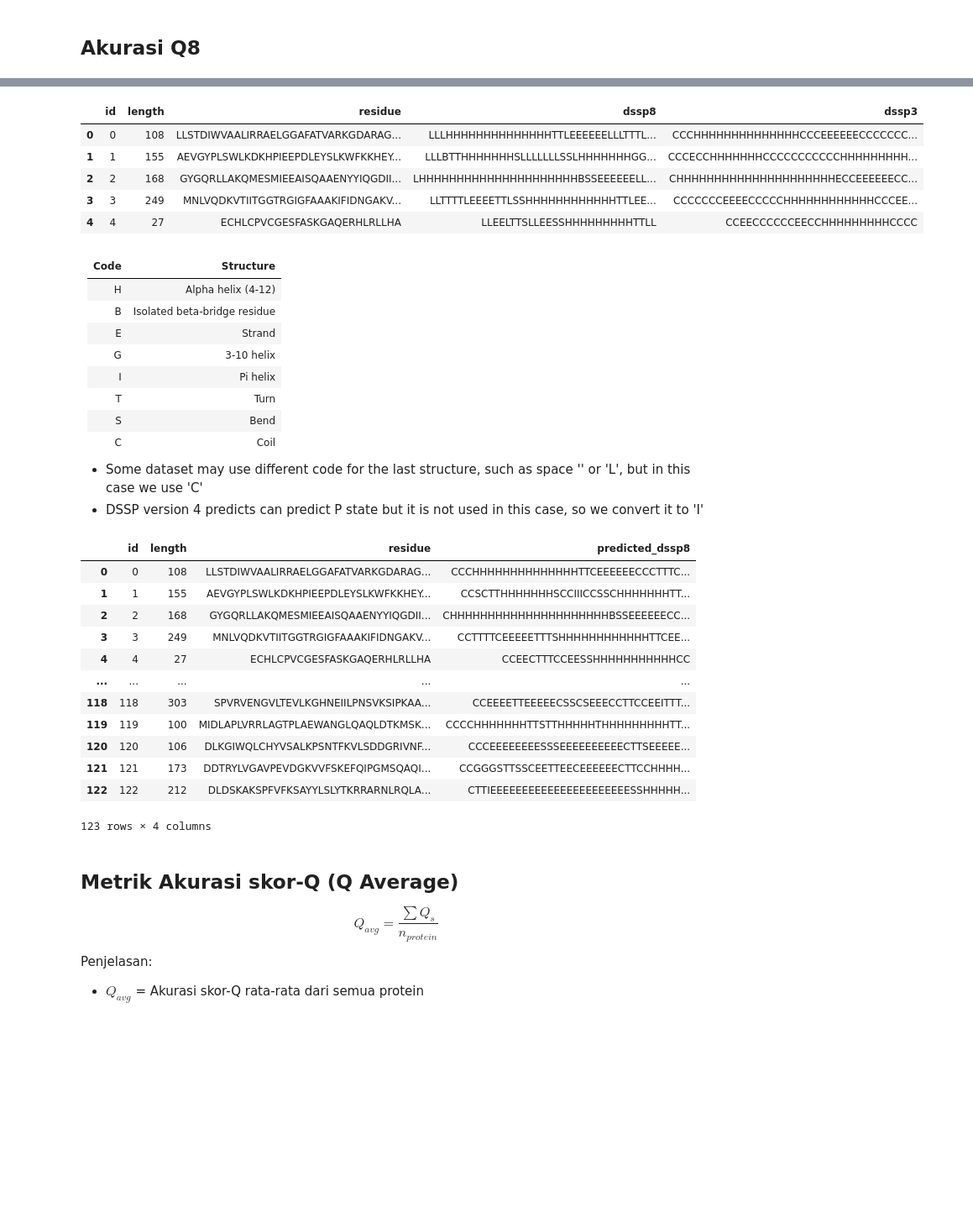
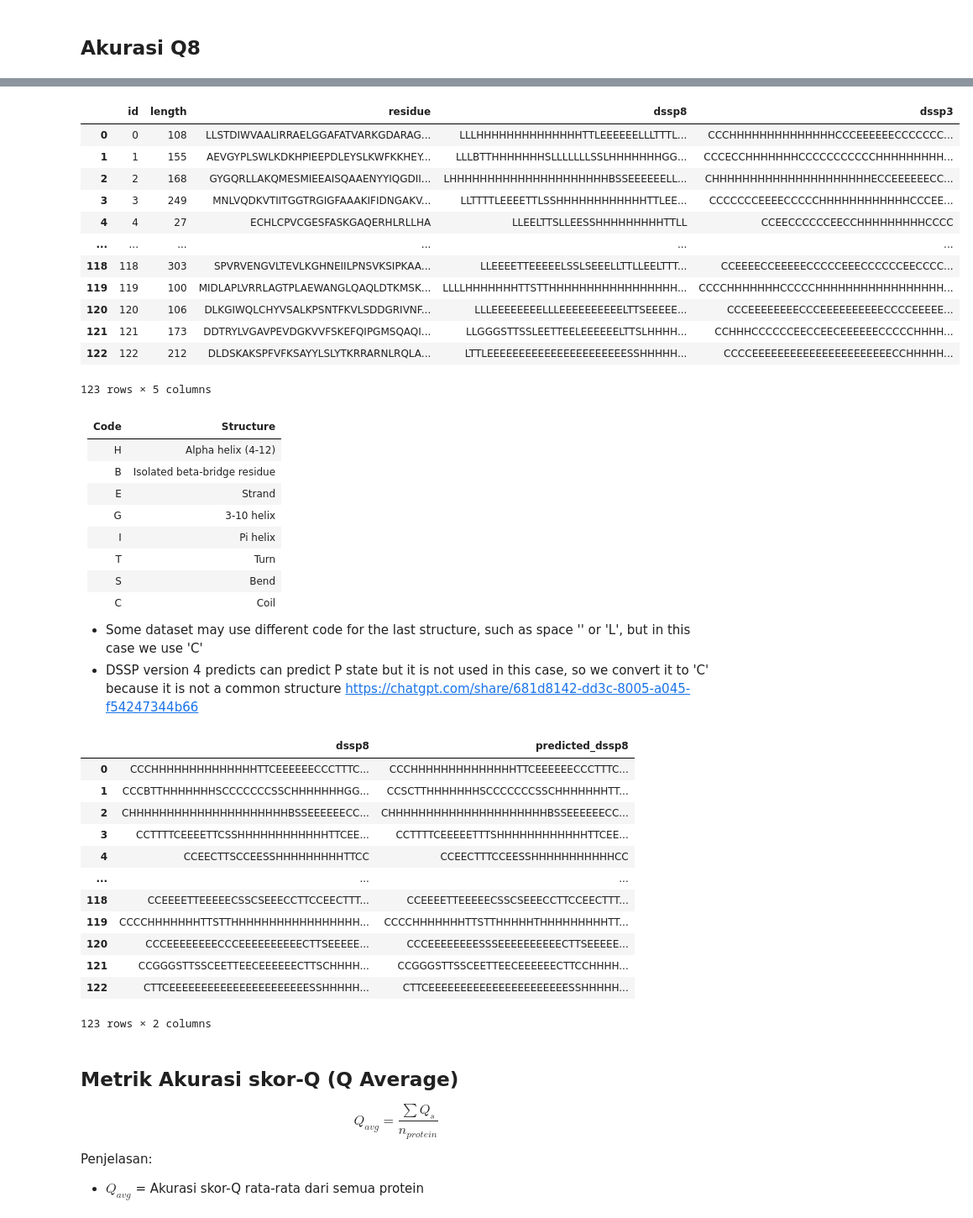
Before and after one commit to 4gungnand/Af3-cb513, a Jupyter notebook: Code/Testing_CASP10.ipynb, the cells around one changed output, grey strips where cells are left out. Shown at 84% size. Cells and saved outputs as stored; diff of their text form; code cells hidden in the pictures; blank space fills up the shorter version.

```diff
--- a/Code/Testing_CASP10.ipynb
+++ b/Code/Testing_CASP10.ipynb
@@ -38,12 +45,19 @@ df_casp10.head()
 # %%
-df_test_casp10.head()
+df_test_casp10
 # %% [output]
 |  | id | length | residue | dssp8 | dssp3 |
 | 0 | 0 | 108 | LLSTDIWVAALIRRAELGGAFATVARKGDARAG... | LLLHHHHHHHHHHHHHHTTLEEEEEELLLTTTL... | CCCHHHHHHHHHHHHHHCCCEEEEEECCCCCCC... |
 | 1 | 1 | 155 | AEVGYPLSWLKDKHPIEEPDLEYSLKWFKKHEY... | LLLBTTHHHHHHHSLLLLLLLSSLHHHHHHHGG... | CCCECCHHHHHHHCCCCCCCCCCCHHHHHHHHH... |
 | 2 | 2 | 168 | GYGQRLLAKQMESMIEEAISQAAENYYIQGDII... | LHHHHHHHHHHHHHHHHHHHHHBSSEEEEEELL... | CHHHHHHHHHHHHHHHHHHHHHECCEEEEEECC... |
 | 3 | 3 | 249 | MNLVQDKVTIITGGTRGIGFAAAKIFIDNGAKV... | LLTTTTLEEEETTLSSHHHHHHHHHHHHTTLEE... | CCCCCCCEEEECCCCCHHHHHHHHHHHHCCCEE... |
 | 4 | 4 | 27 | ECHLCPVCGESFASKGAQERHLRLLHA | LLEELTTSLLEESSHHHHHHHHHTTLL | CCEECCCCCCEECCHHHHHHHHHCCCC |
+| ... | ... | ... | ... | ... | ... |
+| 118 | 118 | 303 | SPVRVENGVLTEVLKGHNEIILPNSVKSIPKAA... | LLEEEETTEEEEELSSLSEEELLTTLLEELTTT... | CCEEEECCEEEEECCCCCEEECCCCCCEECCCC... |
+| 119 | 119 | 100 | MIDLAPLVRRLAGTPLAEWANGLQAQLDTKMSK... | LLLLHHHHHHHTTSTTHHHHHHHHHHHHHHHHH... | CCCCHHHHHHHCCCCCHHHHHHHHHHHHHHHHH... |
+| 120 | 120 | 106 | DLKGIWQLCHYVSALKPSNTFKVLSDDGRIVNF... | LLLEEEEEEEELLLEEEEEEEEEELTTSEEEEE... | CCCEEEEEEEECCCEEEEEEEEEECCCCEEEEE... |
+| 121 | 121 | 173 | DDTRYLVGAVPEVDGKVVFSKEFQIPGMSQAQI... | LLGGGSTTSSLEETTEELEEEEEELTTSLHHHH... | CCHHHCCCCCCEECCEECEEEEEECCCCCHHHH... |
+| 122 | 122 | 212 | DLDSKAKSPFVFKSAYYLSLYTKRRARNLRQLA... | LTTLEEEEEEEEEEEEEEEEEEEEEESSHHHHH... | CCCCEEEEEEEEEEEEEEEEEEEEEECCHHHHH... |
+123 rows × 5 columns
 # %% [markdown]
 | Code | Structure                     |
 |------|-------------------------------|
@@ -57,7 +71,7 @@ df_test_casp10.head()
 | C    | Coil                          |
 
 - Some dataset may use different code for the last structure, such as space '' or 'L', but in this case we use 'C'
-- DSSP version 4 predicts can predict P state but it is not used in this case, so we convert it to 'I'
+- DSSP version 4 predicts can predict P state but it is not used in this case, so we convert it to 'C' because it is not a common structure https://chatgpt.com/share/681d8142-dd3c-8005-a045-f54247344b66
 # %%
 # Standarkan format struktur sekunder prediksi menggunakan regex
 df_casp10['predicted_dssp8'] = df_casp10['predicted_dssp8'].str.replace('-', 'C', regex=True)
@@ -65,22 +79,25 @@ df_casp10['predicted_dssp8'] = df_casp10['predicted_dssp8'].str.replace('P', 'I'
 # %%
 # Standarkan format struktur sekunder prediksi menggunakan regex
 df_test_casp10['dssp8'] = df_test_casp10['dssp8'].str.replace('L', 'C', regex=True)
-# %%
-df_casp10
-# %% [output]
-|  | id | length | residue | predicted_dssp8 |
-| 0 | 0 | 108 | LLSTDIWVAALIRRAELGGAFATVARKGDARAG... | CCCHHHHHHHHHHHHHHTTCEEEEEECCCTTTC... |
-| 1 | 1 | 155 | AEVGYPLSWLKDKHPIEEPDLEYSLKWFKKHEY... | CCSCTTHHHHHHHSCCIIICCSSCHHHHHHHTT... |
-| 2 | 2 | 168 | GYGQRLLAKQMESMIEEAISQAAENYYIQGDII... | CHHHHHHHHHHHHHHHHHHHHHBSSEEEEEECC... |
-| 3 | 3 | 249 | MNLVQDKVTIITGGTRGIGFAAAKIFIDNGAKV... | CCTTTTCEEEEETTTSHHHHHHHHHHHHTTCEE... |
-| 4 | 4 | 27 | ECHLCPVCGESFASKGAQERHLRLLHA | CCEECTTTCCEESSHHHHHHHHHHHCC |
-| ... | ... | ... | ... | ... |
-| 118 | 118 | 303 | SPVRVENGVLTEVLKGHNEIILPNSVKSIPKAA... | CCEEEETTEEEEECSSCSEEECCTTCCEEITTT... |
-| 119 | 119 | 100 | MIDLAPLVRRLAGTPLAEWANGLQAQLDTKMSK... | CCCCHHHHHHHTTSTTHHHHHTHHHHHHHHHTT... |
-| 120 | 120 | 106 | DLKGIWQLCHYVSALKPSNTFKVLSDDGRIVNF... | CCCEEEEEEEESSSEEEEEEEEEECTTSEEEEE... |
-| 121 | 121 | 173 | DDTRYLVGAVPEVDGKVVFSKEFQIPGMSQAQI... | CCGGGSTTSSCEETTEECEEEEEECTTCCHHHH... |
-| 122 | 122 | 212 | DLDSKAKSPFVFKSAYYLSLYTKRRARNLRQLA... | CTTIEEEEEEEEEEEEEEEEEEEEEESSHHHHH... |
-123 rows × 4 columns
+# %%
+# Merge the two DataFrames on the 'id' column
+df_merged = pd.merge(df_casp10, df_test_casp10, on='id', suffixes=('_predicted', '_actual'))
+
+df_merged[['dssp8', 'predicted_dssp8']]
+# %% [output]
+|  | dssp8 | predicted_dssp8 |
+| 0 | CCCHHHHHHHHHHHHHHTTCEEEEEECCCTTTC... | CCCHHHHHHHHHHHHHHTTCEEEEEECCCTTTC... |
+| 1 | CCCBTTHHHHHHHSCCCCCCCSSCHHHHHHHGG... | CCSCTTHHHHHHHSCCCCCCCSSCHHHHHHHTT... |
+| 2 | CHHHHHHHHHHHHHHHHHHHHHBSSEEEEEECC... | CHHHHHHHHHHHHHHHHHHHHHBSSEEEEEECC... |
+| 3 | CCTTTTCEEEETTCSSHHHHHHHHHHHHTTCEE... | CCTTTTCEEEEETTTSHHHHHHHHHHHHTTCEE... |
+| 4 | CCEECTTSCCEESSHHHHHHHHHTTCC | CCEECTTTCCEESSHHHHHHHHHHHCC |
+| ... | ... | ... |
+| 118 | CCEEEETTEEEEECSSCSEEECCTTCCEECTTT... | CCEEEETTEEEEECSSCSEEECCTTCCEECTTT... |
+| 119 | CCCCHHHHHHHTTSTTHHHHHHHHHHHHHHHHH... | CCCCHHHHHHHTTSTTHHHHHTHHHHHHHHHTT... |
+| 120 | CCCEEEEEEEECCCEEEEEEEEEECTTSEEEEE... | CCCEEEEEEEESSSEEEEEEEEEECTTSEEEEE... |
+| 121 | CCGGGSTTSSCEETTEECEEEEEECTTSCHHHH... | CCGGGSTTSSCEETTEECEEEEEECTTCCHHHH... |
+| 122 | CTTCEEEEEEEEEEEEEEEEEEEEEESSHHHHH... | CTTCEEEEEEEEEEEEEEEEEEEEEESSHHHHH... |
+123 rows × 2 columns
 # %% [markdown]
 ## Metrik Akurasi skor-Q (Q Average)
 $$Q_{avg} = \frac{\sum{Q_s}}{n_{protein}}$$
```
Also changed, not shown: parts of 6 cells of this notebook, 7 other files.
